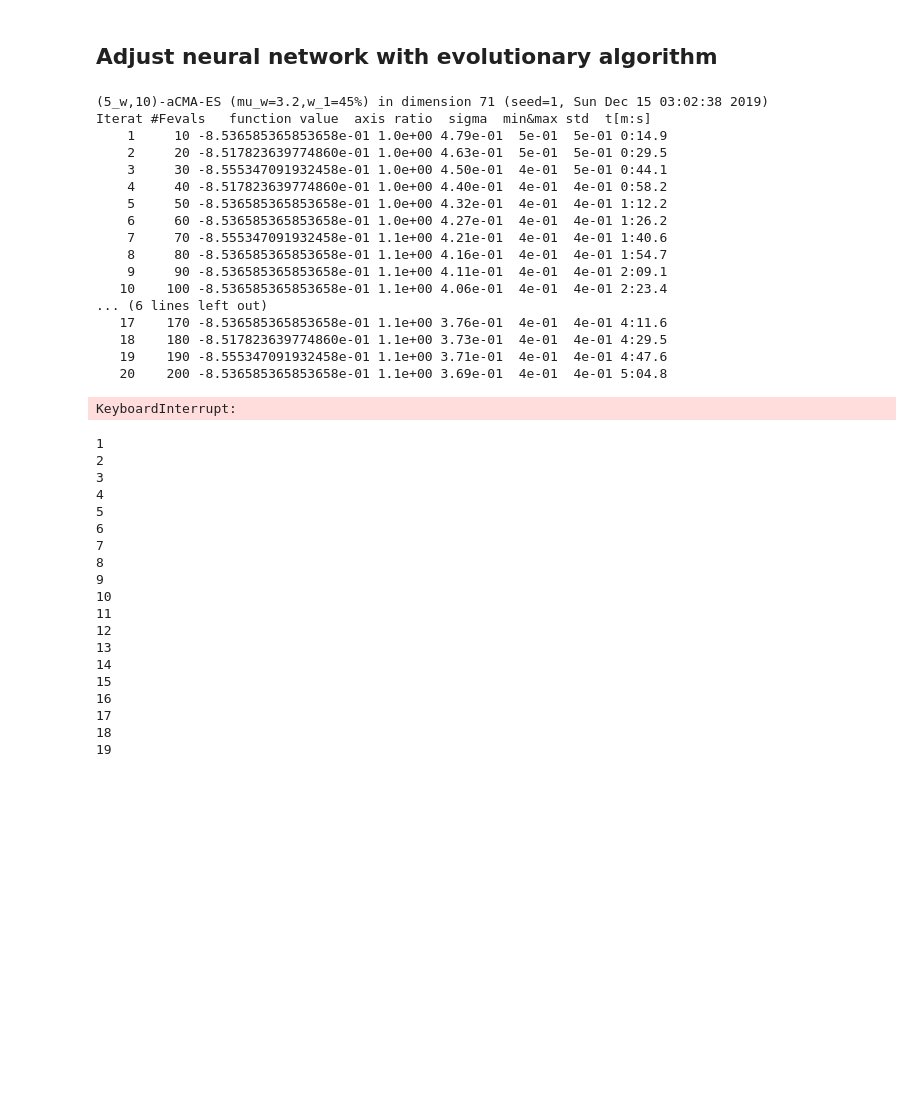
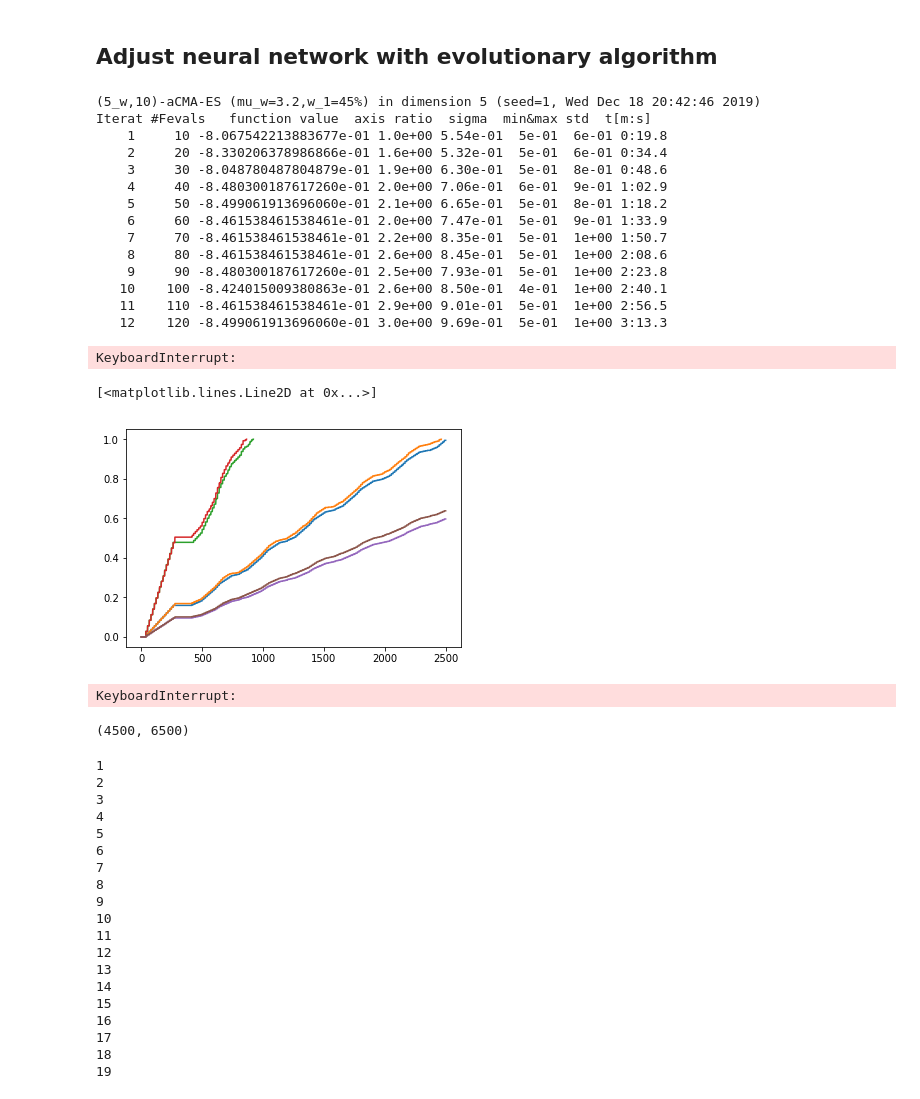
Before and after one commit to BeloborodovDS/AramcoUpstream, a Jupyter notebook: drones.ipynb, the cells around one changed output. Drawn from its saved outputs; the diff is of its cells as text; code cells hidden in the pictures; blank space fills up the shorter version.

```diff
--- a/drones.ipynb
+++ b/drones.ipynb
@@ -358,11 +405,15 @@ KeyboardInterrupt:
 # %% [markdown]
 ## Adjust neural network with evolutionary algorithm
 # %%
-mynet = Net([5,10,1])
+#mynet = SetNet([5,10,5])
+#mynet = Net([5,10,1])
+mynet = Lin(5)
+
+myconfig = dict(car_speed=12)
 
 def cost_func(parameters):
     net = mynet
-    res, env = run_environment(dict(), net, parameters, 2000)
+    res, env = run_environment(myconfig, net, parameters, 2000)
     return -res[-1] #-np.mean(env.meandist)/1000
 
 net = mynet
@@ -372,7 +423,7 @@ maxb = 3*np.ones_like(par)
 
 options = {
     'popsize': 10,
-    'bounds': [np.zeros_like(minb), np.ones_like(maxb)],
+    'bounds': [minb, maxb],
     'maxfevals': 199,
     'maxiter': 100000
 }
@@ -385,21 +436,38 @@ while not es.stop():
     es.logger.add()
     es.disp()
 # %% [output]
-(5_w,10)-aCMA-ES (mu_w=3.2,w_1=45%) in dimension 71 (seed=1, Sun Dec 15 03:02:38 2019)
+(5_w,10)-aCMA-ES (mu_w=3.2,w_1=45%) in dimension 5 (seed=1, Wed Dec 18 20:42:46 2019)
 Iterat #Fevals   function value  axis ratio  sigma  min&max std  t[m:s]
-    1     10 -8.536585365853658e-01 1.0e+00 4.79e-01  5e-01  5e-01 0:14.9
-    2     20 -8.517823639774860e-01 1.0e+00 4.63e-01  5e-01  5e-01 0:29.5
-    3     30 -8.555347091932458e-01 1.0e+00 4.50e-01  4e-01  5e-01 0:44.1
-    4     40 -8.517823639774860e-01 1.0e+00 4.40e-01  4e-01  4e-01 0:58.2
-    5     50 -8.536585365853658e-01 1.0e+00 4.32e-01  4e-01  4e-01 1:12.2
-    6     60 -8.536585365853658e-01 1.0e+00 4.27e-01  4e-01  4e-01 1:26.2
-    7     70 -8.555347091932458e-01 1.1e+00 4.21e-01  4e-01  4e-01 1:40.6
-    8     80 -8.536585365853658e-01 1.1e+00 4.16e-01  4e-01  4e-01 1:54.7
-    9     90 -8.536585365853658e-01 1.1e+00 4.11e-01  4e-01  4e-01 2:09.1
-   10    100 -8.536585365853658e-01 1.1e+00 4.06e-01  4e-01  4e-01 2:23.4
-... (6 lines left out)
-   17    170 -8.536585365853658e-01 1.1e+00 3.76e-01  4e-01  4e-01 4:11.6
-   18    180 -8.517823639774860e-01 1.1e+00 3.73e-01  4e-01  4e-01 4:29.5
-   19    190 -8.555347091932458e-01 1.1e+00 3.71e-01  4e-01  4e-01 4:47.6
-   20    200 -8.536585365853658e-01 1.1e+00 3.69e-01  4e-01  4e-01 5:04.8
+    1     10 -8.067542213883677e-01 1.0e+00 5.54e-01  5e-01  6e-01 0:19.8
+    2     20 -8.330206378986866e-01 1.6e+00 5.32e-01  5e-01  6e-01 0:34.4
+    3     30 -8.048780487804879e-01 1.9e+00 6.30e-01  5e-01  8e-01 0:48.6
+    4     40 -8.480300187617260e-01 2.0e+00 7.06e-01  6e-01  9e-01 1:02.9
+    5     50 -8.499061913696060e-01 2.1e+00 6.65e-01  5e-01  8e-01 1:18.2
+    6     60 -8.461538461538461e-01 2.0e+00 7.47e-01  5e-01  9e-01 1:33.9
+    7     70 -8.461538461538461e-01 2.2e+00 8.35e-01  5e-01  1e+00 1:50.7
+    8     80 -8.461538461538461e-01 2.6e+00 8.45e-01  5e-01  1e+00 2:08.6
+    9     90 -8.480300187617260e-01 2.5e+00 7.93e-01  5e-01  1e+00 2:23.8
+   10    100 -8.424015009380863e-01 2.6e+00 8.50e-01  4e-01  1e+00 2:40.1
+   11    110 -8.461538461538461e-01 2.9e+00 9.01e-01  5e-01  1e+00 2:56.5
+   12    120 -8.499061913696060e-01 3.0e+00 9.69e-01  5e-01  1e+00 3:13.3
+KeyboardInterrupt:
+# %%
+def cost_func(config, net, parameters):
+    res, env = run_environment(config, net, parameters, 2500)
+    return res
+
+config = dict(car_speed=12)
+plt.plot(cost_func(config, None, None))
+plt.plot(cost_func(config, net, es.best.x))
+
+config = dict(car_speed=12, num_drones=15, num_chargers=5)
+plt.plot(cost_func(config, None, None))
+plt.plot(cost_func(config, net, es.best.x))
+
+config = dict(car_speed=12, num_drones=3, num_chargers=1)
+plt.plot(cost_func(config, None, None))
+plt.plot(cost_func(config, net, es.best.x))
+# %% [output]
+[<matplotlib.lines.Line2D at 0x...>]
+[figure, added]
 # %%
@@ -415,6 +483,10 @@ for i in range(1000):
     clear_output(True)
 # %% [output]
 KeyboardInterrupt:
+# %%
+env.area_x
+# %% [output]
+(4500, 6500)
 # %%
 results = []
 for nd in range(1,20):
```
Also changed, not shown: parts of 7 cells of this notebook.
